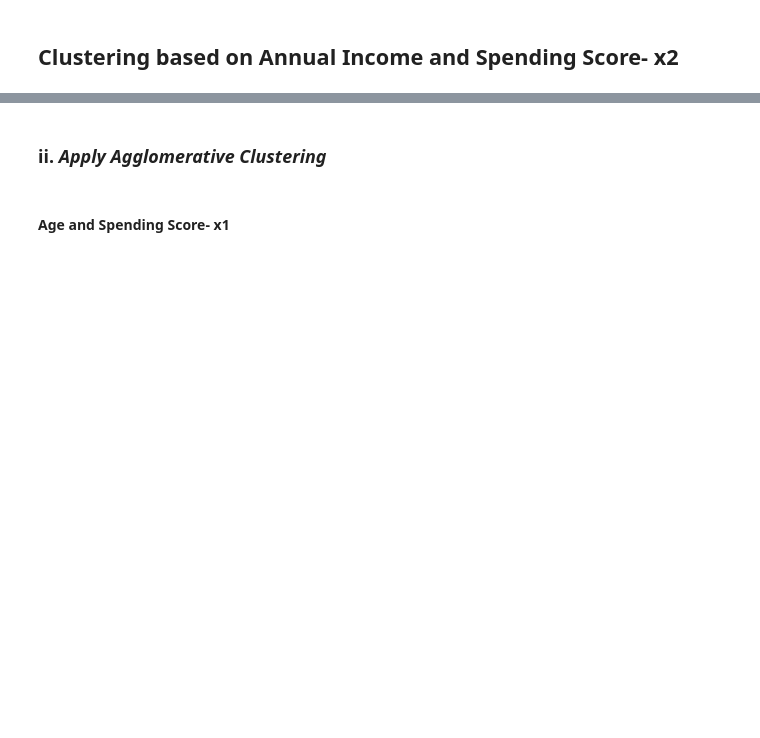
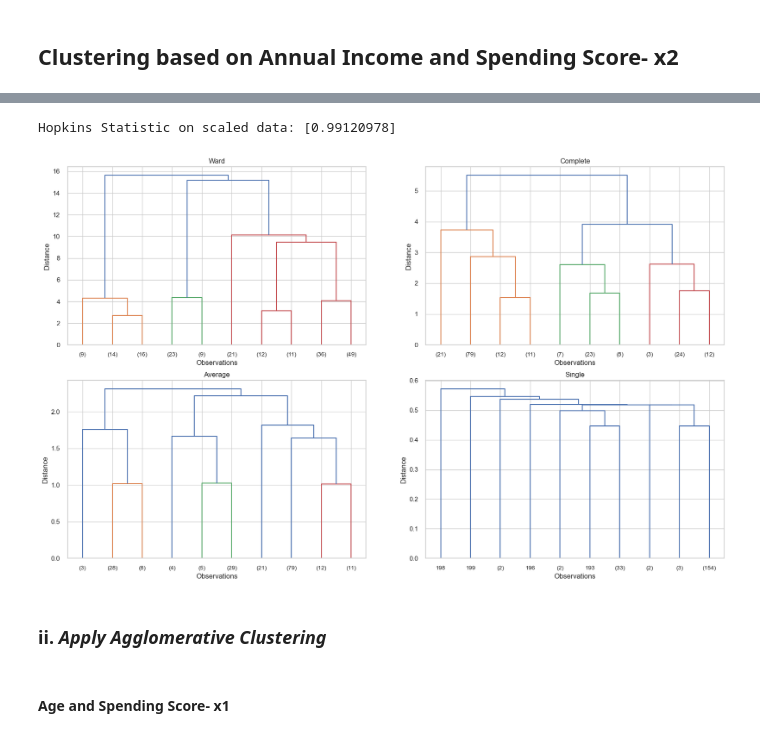
Before and after one commit to WaadAlharthi/ML_Portfolio, a Jupyter notebook: Cluestering_Analysis_Customers_Segmentation_Project3.ipynb, the cells around one changed output, grey strips where cells are left out. Saved outputs shown, nothing was run; the diff lists cells and outputs as text; code cells hidden in the pictures; blank space fills up the shorter version.

```diff
--- a/Cluestering_Analysis_Customers_Segmentation_Project3.ipynb
+++ b/Cluestering_Analysis_Customers_Segmentation_Project3.ipynb
@@ -517,2 +570,9 @@ X = df.copy()
 # %% [markdown]
 ## Clustering based on Annual Income and Spending Score- x2
+# %%
+columns = ['Income','Score']
+X2_scaled =df[columns]
+X2_scaled = scaler.fit_transform(X2_scaled)
+X2_scaled = pd.DataFrame(scaled_data, columns = ['Income','Score'])
+
+X2_scaled.head()
@@ -519,3 +586,41 @@ X = df.copy()
+# %%
+hopkins = hopkins_statistic(X2_scaled, n=100)
+print("Hopkins Statistic on scaled data:", hopkins)
+# %% [output]
+Hopkins Statistic on scaled data: [0.99120978]
+# %%
+hc_ward2 = linkage(y=X2_scaled, method="ward")
+hc_complete2 = linkage(X2_scaled, "complete")
+hc_average2 = linkage(X2_scaled, "average")
+hc_single2 = linkage(X2_scaled, "single")
+# %%
+plt.figure(figsize = (20,12))
+
+plt.subplot(221)
+plt.title("Ward")
+plt.xlabel("Observations")
+plt.ylabel("Distance")
+dendrogram(hc_ward2, leaf_font_size = 10, truncate_mode='lastp', p=10)
+
+plt.subplot(222)
+plt.title("Complete")
+plt.xlabel("Observations")
+plt.ylabel("Distance")
+dendrogram(hc_complete2, leaf_font_size = 10, truncate_mode='lastp', p=10)
+
+plt.subplot(223)
+plt.title("Average")
+plt.xlabel("Observations")
+plt.ylabel("Distance")
+dendrogram(hc_average2, leaf_font_size = 10, truncate_mode='lastp', p=10)
+
+plt.subplot(224)
+plt.title("Single")
+plt.xlabel("Observations")
+plt.ylabel("Distance")
+dendrogram(hc_single2, leaf_font_size = 10, truncate_mode='lastp', p=10);
+# %% [output]
+[figure, added]
 # %% [markdown]
 ### ii. *Apply Agglomerative Clustering*
 # %% [markdown]
```
Also changed, not shown: parts of 18 cells of this notebook.
